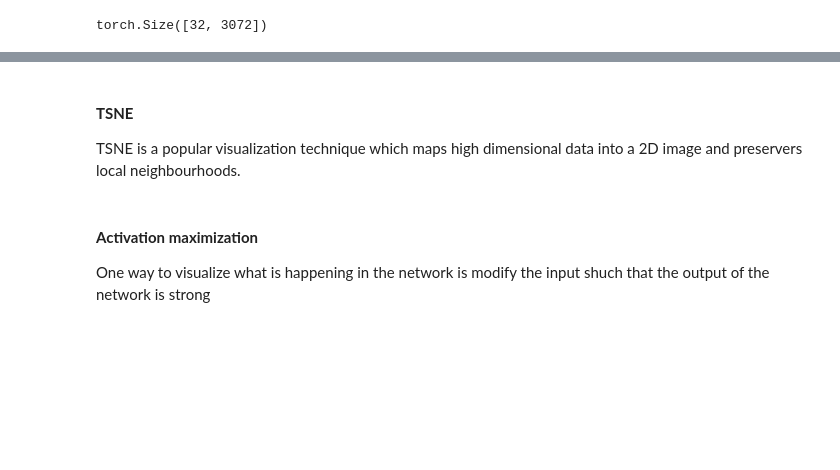
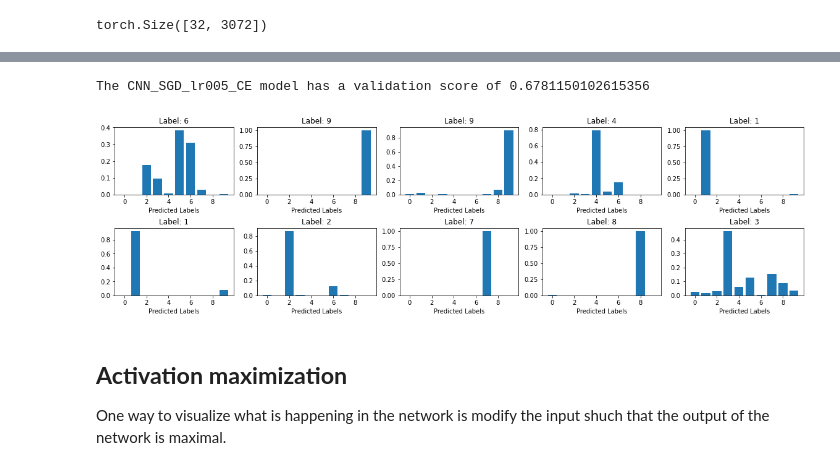
Before and after one commit to alexanderjaus/Lecture_Notebook, a Jupyter notebook: Practical_Course_Cifar_10.ipynb, the cells around one changed output, grey strips where cells are left out. Saved outputs shown, nothing was run; the diff lists cells and outputs as text; code cells hidden in the pictures; blank space fills up the shorter version.

```diff
--- a/Practical_Course_Cifar_10.ipynb
+++ b/Practical_Course_Cifar_10.ipynb
@@ -583,15 +769,21 @@ class CNN_Net(nn.Module):
         x = self.fc3(x)
         return x
 # %%
-## Initialize CNN model ##
 identifier = "CNN_SGD_lr005_CE"
+model_path = path.join(path_to_models, identifier)
+mksafe_dir(model_path)
+
 CNN_MODEL = CNN_Net().to(device)
 SGD_optimizer_005 = optim.SGD(CNN_MODEL.parameters(), Learning_rate)
 
 writer = SummaryWriter(path.join(path_to_logs, identifier))
-exp_model, exp_loss, exp_acc = train_model(epochs, CNN_MODEL, trainloader, testloader, SGD_optimizer_005, CE_criterian, writer, flatten_flag=False)
-writer.flush()
-torch.save(exp_model, path.join(path_to_logs, identifier, identifier + "_model.pt"))
+exp_model, exp_loss, exp_acc = train_model(epochs, CNN_MODEL, trainloader, testloader, SGD_optimizer_005, CE_criterian, writer, flatten_flag=False, identifier=identifier)
+
+if not TRAIN_IN_NOTEBOOK:
+    writer.flush()
+    torch.save(exp_model, path.join(model_path, identifier + "_model.pt"))
+
+validation_score = validate_model(exp_model, testloader, flatten_flag=False)
+print(f"The {identifier} model has a validation score of {validation_score}")
+# %% [output]
+The CNN_SGD_lr005_CE model has a validation score of 0.6781150102615356
-# %% [markdown]
-#### **TSNE**
-TSNE is a popular visualization technique which maps high dimensional data into a 2D image and preservers local neighbourhoods.
@@ -677,5 +790,9 @@ for experiment in trained_models:
+# %%
+show_output_distributions(exp_model, trainset, flatten=False)
+# %% [output]
+[figure, added]
 # %% [markdown]
-#### **Activation maximization**
-One way to visualize what is happening in the network is modify the input shuch that the output of the network is strong
+## **Activation maximization**
+One way to visualize what is happening in the network is modify the input shuch that the output of the network is maximal.
 # %%
 import ActMax.act_max_util as amu
```
Also changed, not shown: parts of 111 cells of this notebook.
